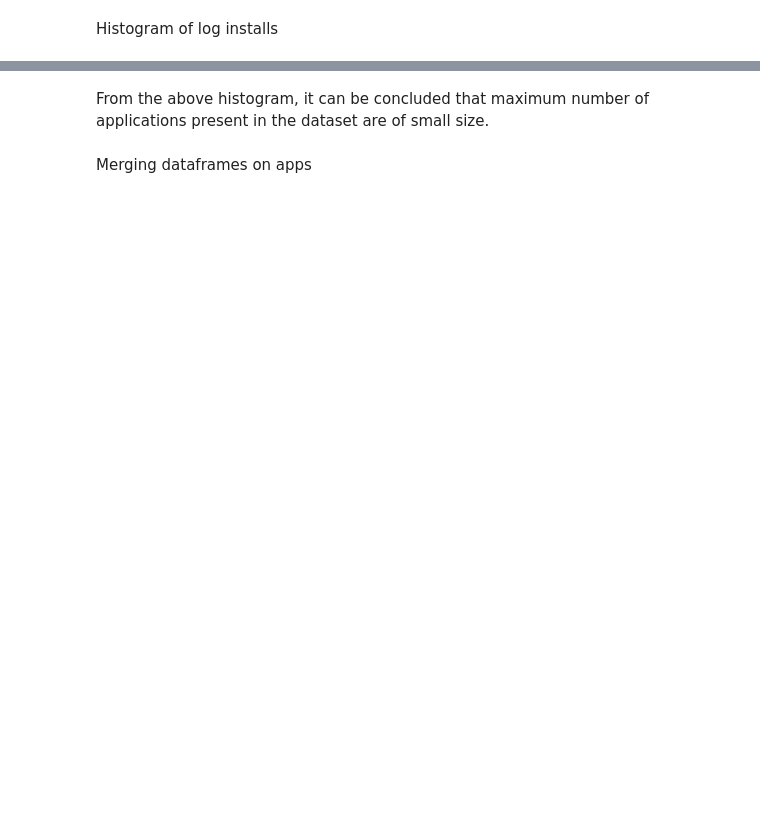
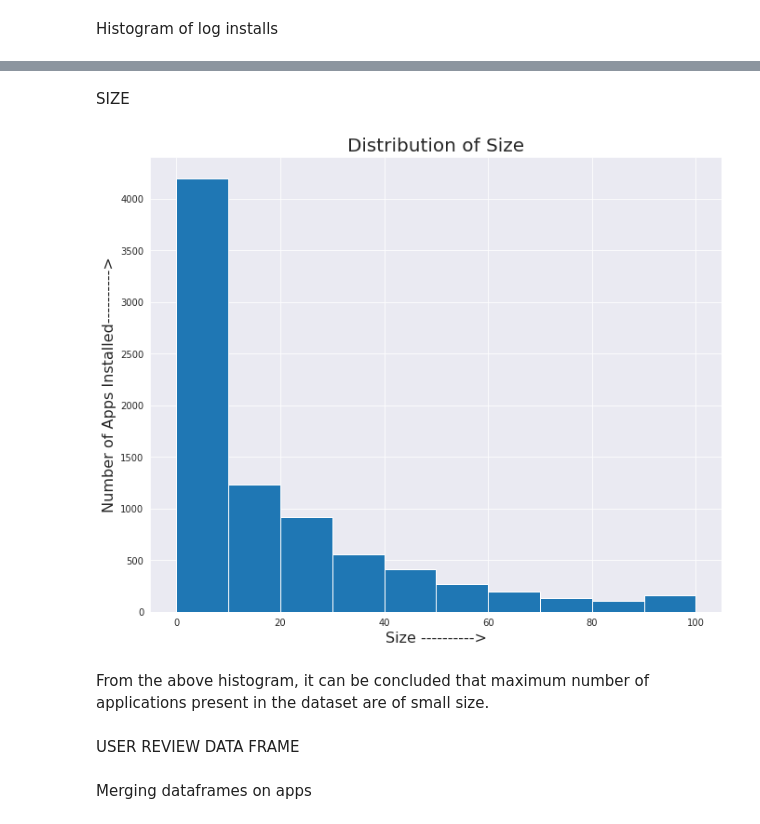
Before and after one commit to tnatani/playtore-app-review-analysis, a Jupyter notebook: Play_Store_App_Review_Analysis_Capstone_Project.ipynb, the cells around one changed output, grey strips where cells are left out. Cells and saved outputs as stored; diff of their text form; code cells hidden in the pictures; blank space fills up the shorter version.

```diff
--- a/Play_Store_App_Review_Analysis_Capstone_Project.ipynb
+++ b/Play_Store_App_Review_Analysis_Capstone_Project.ipynb
@@ -299,4 +447,10 @@ google_playstore_df.loc[google_playstore_df['log_installs']==google_playstore_df
 # %%
+
+
+categoty_type_installs = apps_df.groupby(['Category','Type'])[['Installs']].sum().reset_index()
+
+apps_df.loc[apps_df['log_installs'] == apps_df['log_installs'].min(), 'log_installs'] = 0
+
 plt.xlabel("Log of Installs")
 plt.title("Distribution of Logrithm of Installs(base10)")
-plt.hist(google_playstore_df['log_installs']);
+plt.hist(apps_df['log_installs']);
@@ -313,2 +459,17 @@ plt.show()
+# %% [markdown]
+SIZE
+# %%
+# PLOTTING A HISTOGRAM - SIZE VS. NUMBER OF APPS INSTALLED
+
+plt.figure(figsize = (11, 9))
+plt.hist(apps_df['Size'])
+
+plt.title("Distribution of Size", size = 20)
+plt.xlabel("Size ---------->", size = 16)
+plt.ylabel('Number of Apps Installed---------->', size = 16)
+
+plt.show()
+# %% [output]
+[figure, added]
 # %% [markdown]
 From the above histogram, it can be concluded that maximum number of applications present in the dataset are of small size.
@@ -316,0 +476,2 @@ user_reviews_df = pd.read_csv('google-play-store-apps/googleplaystore_user_revie
+# %% [markdown]
+USER REVIEW DATA FRAME
```
Also changed, not shown: parts of 43 cells of this notebook.
